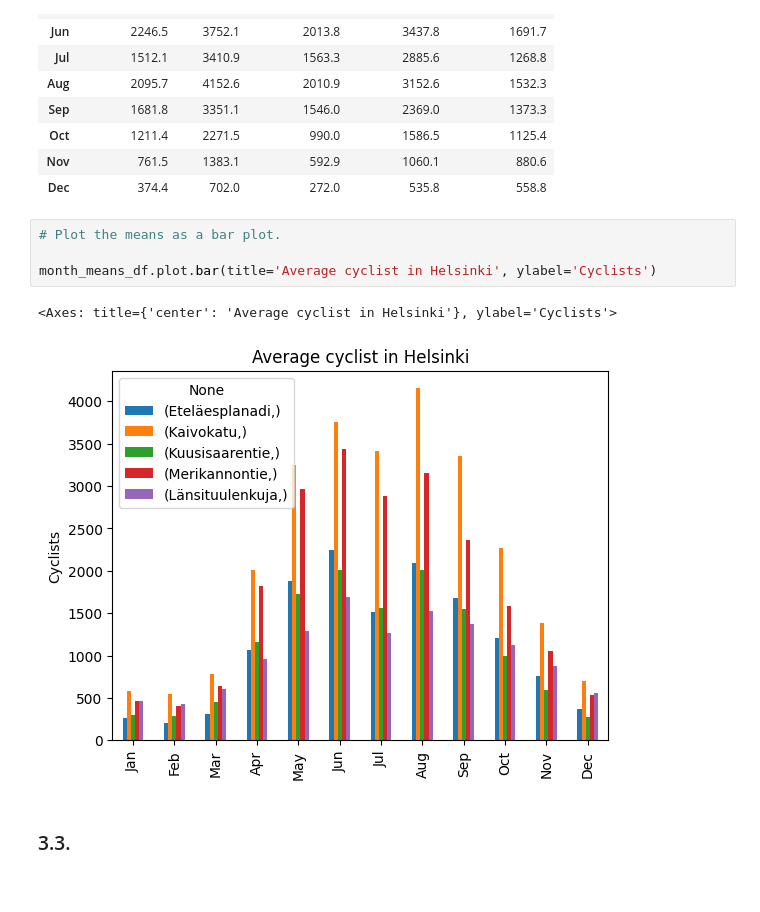
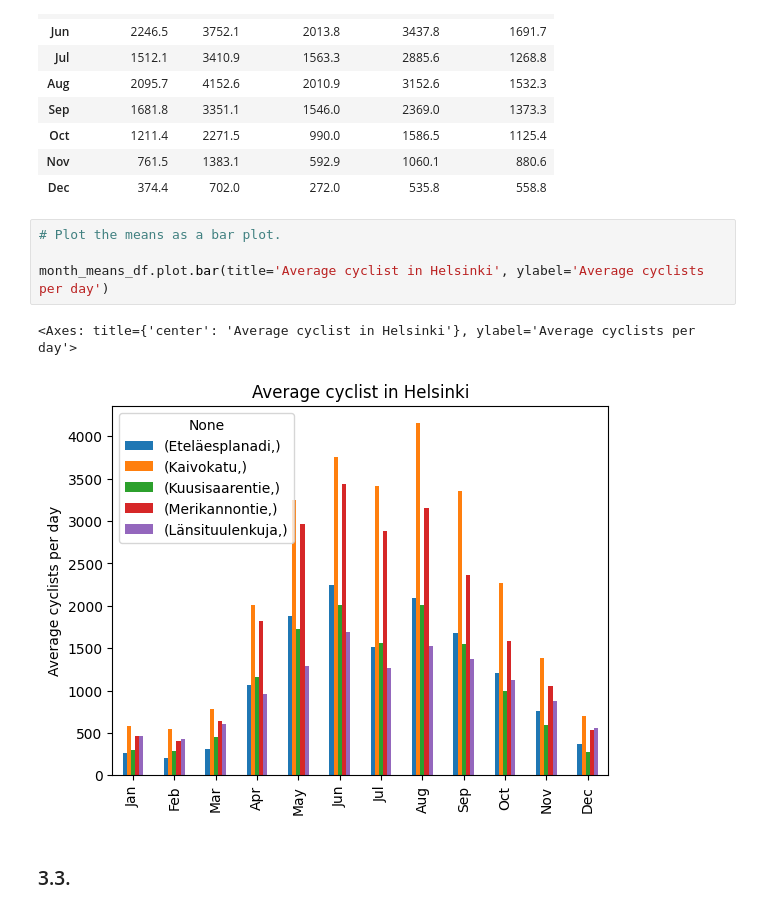
Before and after one commit to konstanyman/E5, a Jupyter notebook: e5-notebook.ipynb, the cells around one changed output. Cells and saved outputs as stored; diff of their text form.

```diff
--- a/e5-notebook.ipynb
+++ b/e5-notebook.ipynb
@@ -444,9 +446,9 @@ month_means_df
 # %%
 # Plot the means as a bar plot.
 
-month_means_df.plot.bar(title='Average cyclist in Helsinki', ylabel='Cyclists')
+month_means_df.plot.bar(title='Average cyclist in Helsinki', ylabel='Average cyclists per day')
 # %% [output]
-<Axes: title={'center': 'Average cyclist in Helsinki'}, ylabel='Cyclists'>
+<Axes: title={'center': 'Average cyclist in Helsinki'}, ylabel='Average cyclists per day'>
-[figure, old version]
+[figure, new version]
 # %% [markdown]
 <h3>3.3.</h3>
```
Also changed, not shown: parts of 8 cells of this notebook.
